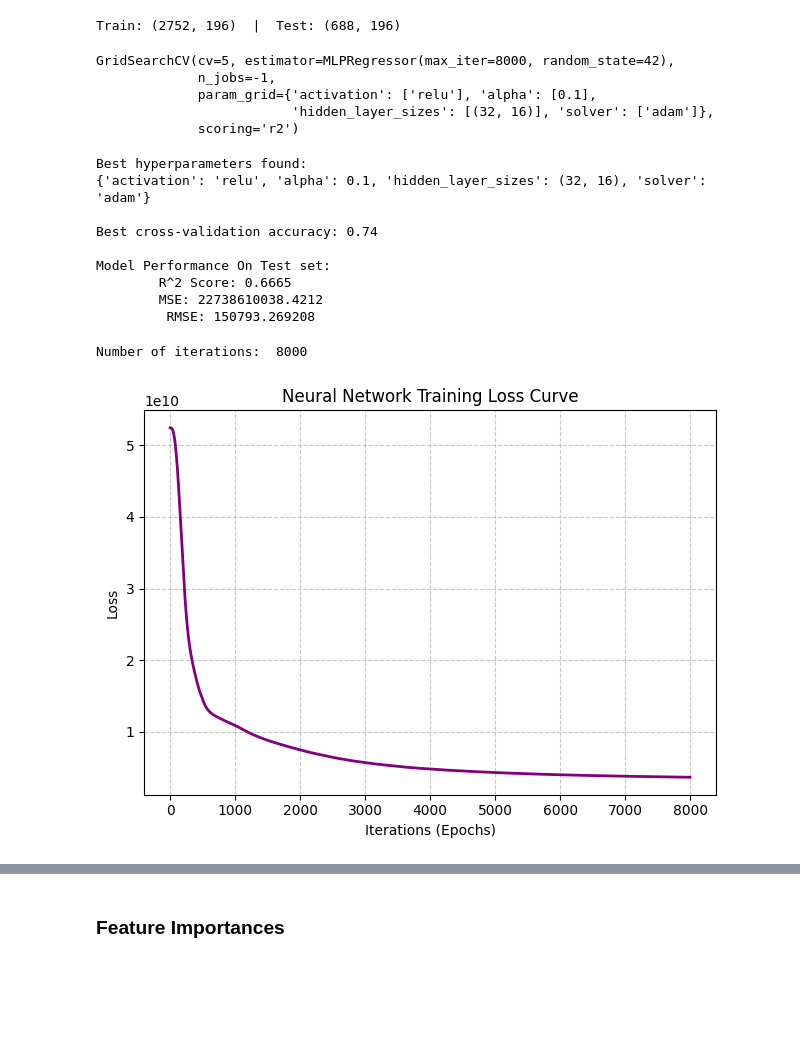
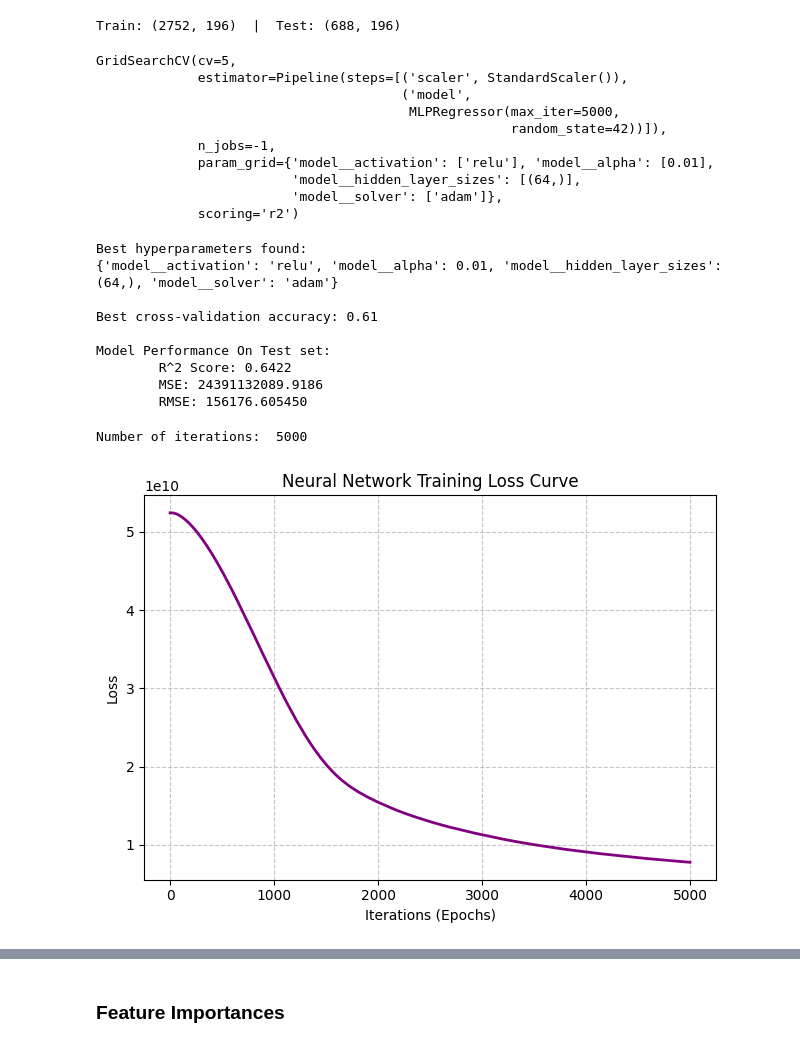
Before and after one commit to Reza-Zng/House-Price-Prediction, a Jupyter notebook: src/MLP_Model.ipynb, the cells around one changed output, grey strips where cells are left out. Drawn from its saved outputs; the diff is of its cells as text; code cells hidden in the pictures; blank space fills up the shorter version.

```diff
--- a/src/MLP_Model.ipynb
+++ b/src/MLP_Model.ipynb
@@ -64,15 +49,20 @@ Train: (2752, 196)  |  Test: (688, 196)
 # %%
+pipe = Pipeline([
+    ('scaler', StandardScaler()),
+    ('model', MLPRegressor(random_state=42, max_iter=5000))
+])
+
 # Define the parameter grid for tuning
 param_grid = {
-    'hidden_layer_sizes': [(32, 16),],
-    'activation': ['relu'], # tanh
-    'solver': ['adam'], # sgd
-    'alpha': [0.1]
+    'model__hidden_layer_sizes': [(64,),],
+    'model__activation': ['relu'], # tanh
+    'model__solver': ['adam'], # sgd
+    'model__alpha': [0.01]
 }
 
 # Set up the GridSearchCV
 grid_search = GridSearchCV(
-    estimator=MLPRegressor(random_state=42, max_iter=8000),
+    estimator=pipe,
     param_grid=param_grid,
     cv=5,              # 5-fold cross-validation
     scoring='r2',
@@ -81,11 +71,19 @@ grid_search = GridSearchCV(
 
 # Run the grid search
 grid_search.fit(X_train, y_train)
+
+# Run the grid search
+grid_search.fit(X_train, y_train)
 # %% [output]
-GridSearchCV(cv=5, estimator=MLPRegressor(max_iter=8000, random_state=42),
+GridSearchCV(cv=5,
+             estimator=Pipeline(steps=[('scaler', StandardScaler()),
+                                       ('model',
+                                        MLPRegressor(max_iter=5000,
+                                                     random_state=42))]),
              n_jobs=-1,
-             param_grid={'activation': ['relu'], 'alpha': [0.1],
-                         'hidden_layer_sizes': [(32, 16)], 'solver': ['adam']},
+             param_grid={'model__activation': ['relu'], 'model__alpha': [0.01],
+                         'model__hidden_layer_sizes': [(64,)],
+                         'model__solver': ['adam']},
              scoring='r2')
 # %%
 # Print out the best parameters and cross-validation score
@@ -104,30 +102,32 @@ mse = mean_squared_error(y_test, predictions)
 rmse = np.sqrt(mean_squared_error(y_test, predictions))
 print(f"        R^2 Score: {r2:.4f}")
 print(f"        MSE: {mse:.4f}")
-print("         RMSE: %f" % (rmse))
+print("        RMSE: %f" % (rmse))
 # %% [output]
 Best hyperparameters found:
-{'activation': 'relu', 'alpha': 0.1, 'hidden_layer_sizes': (32, 16), 'solver': 'adam'}
+{'model__activation': 'relu', 'model__alpha': 0.01, 'model__hidden_layer_sizes': (64,), 'model__solver': 'adam'}
 
-Best cross-validation accuracy: 0.74
+Best cross-validation accuracy: 0.61
 
 Model Performance On Test set:
-        R^2 Score: 0.6665
-        MSE: 22738610038.4212
-         RMSE: 150793.269208
+        R^2 Score: 0.6422
+        MSE: 24391132089.9186
+        RMSE: 156176.605450
 # %%
-# MLP Training Loss Curve
-# NOT WORKING FOR "lbfgs"
-print("\nNumber of iterations: ", model.n_iter_)
+best_pipeline = grid_search.best_estimator_
 
-plt.plot(model.loss_curve_, color='purple', linewidth=2)
+mlp_model = best_pipeline.named_steps['model']
+
+print("\nNumber of iterations: ", mlp_model.n_iter_)
+
+plt.plot(mlp_model.loss_curve_, color='purple', linewidth=2)
 plt.title('Neural Network Training Loss Curve')
 plt.xlabel('Iterations (Epochs)')
 plt.ylabel('Loss')
 plt.grid(True, linestyle='--', alpha=0.7)
 plt.tight_layout()
 plt.show()
 # %% [output]
-Number of iterations:  8000
+Number of iterations:  5000
-[figure, old version]
+[figure, new version]
 # %%
```
Also changed, not shown: parts of 6 cells of this notebook, 3 other files.
